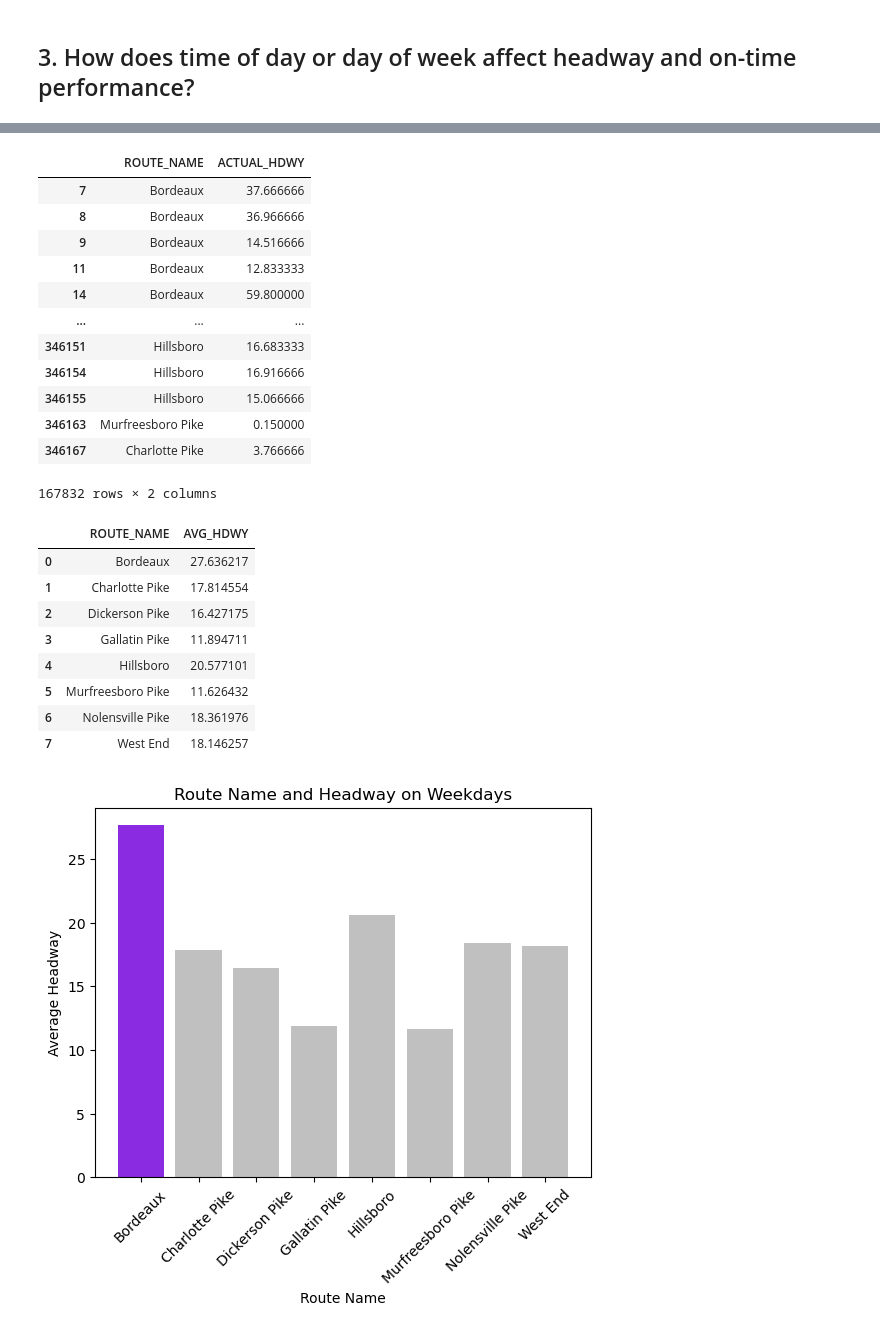
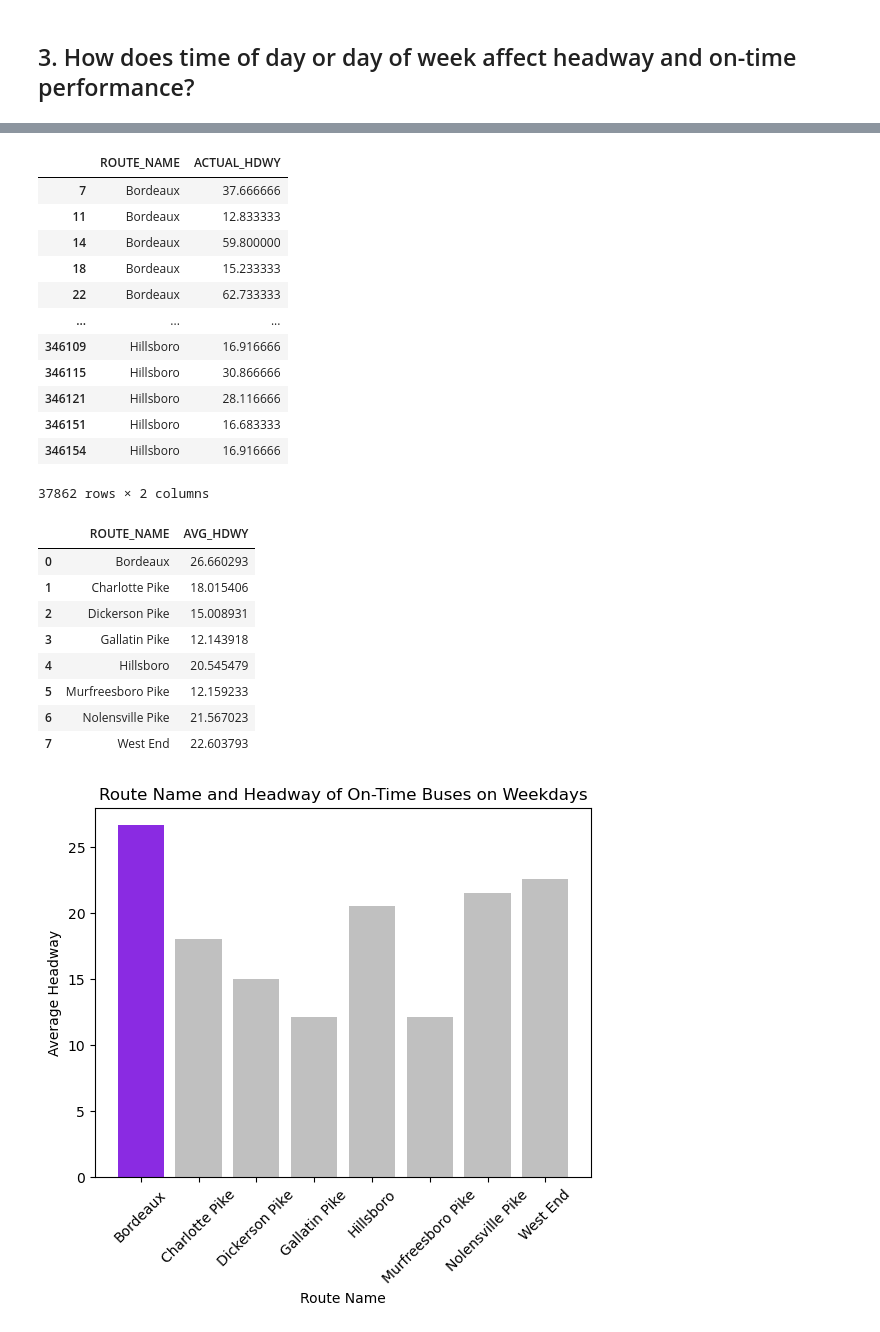
Before and after one commit to NSS-Data-Analytics-Cohort-11/wego-the-brotherhood-of-steel, a Jupyter notebook: notebooks/WeGo Project.ipynb, the cells around one changed output, grey strips where cells are left out. Saved outputs shown, nothing was run; the diff lists cells and outputs as text; code cells hidden in the pictures.

```diff
--- a/notebooks/WeGo Project.ipynb
+++ b/notebooks/WeGo Project.ipynb
@@ -96,3 +100,6 @@ wego
 | 350327 | 120230930 | 2 | 100406613 | 2023-09-30 | 7 | 702 | 2312 | 353449 | ... |
 | 350328 | 120230930 | 2 | 100406614 | 2023-09-30 | 7 | 702 | 2312 | 353449 | ... |
 350329 rows × 32 columns
+# %%
+wego_trimmed = wego.dropna()
+wego_trimmed
@@ -98,0 +120,2 @@ wego
+# %%
+wego_trimmed['HDWY_DEVIATION_PERC'] = wego_trimmed['ACTUAL_HDWY'] / wego_trimmed['SCHEDULED_HDWY'] * 100
@@ -127,3 +165,3 @@ wego[['DATE', 'CALENDAR_ID', 'TRIP_ID', 'ROUTE_ABBR', 'TIME_POINT_ABBR', 'TRIP_E
 # %%
-wego_trimmed = wego[(wego['ADHERENCE'] > -60) & (wego['ADHERENCE'] < 60)]
+wego_trimmed_60_up_down = wego_trimmed[(wego_trimmed['ADHERENCE'] > -60) & (wego_trimmed['ADHERENCE'] < 60)]
 # %%
@@ -885,10 +915,10 @@ on_time_buses[on_time_buses['ROUTE_ABBR'] == 56]
 
 # **sort values is like an order by in SQL**
 # %%
-filtered_cols_for_q_3 = filter_nulls_actual_hdwy.loc[:, [
+filtered_cols_for_q_3 = wego_trimmed.loc[:, [
         'DAY_OF_WEEK', 'ROUTE_NAME', 'ADHERENCE_ID', 'DATE', 'TIME_POINT_ABBR',
         'SCHEDULED_TIME', 'ACTUAL_ARRIVAL_TIME', 'ACTUAL_DEPARTURE_TIME',
-        'SCHEDULED_HDWY', 'ACTUAL_HDWY', 'ADJUSTED_ONTIME_COUNT'
+        'SCHEDULED_HDWY', 'ACTUAL_HDWY', 'ADJUSTED_ONTIME_COUNT', 'ADHERENCE', 'HDWY_DEVIATION_PERC'
 
 ]]
 
@@ -948,17 +978,17 @@ shortened_df_on_time_weekday
 # %% [output]
 |  | ROUTE_NAME | ACTUAL_HDWY |
 | 7 | Bordeaux | 37.666666 |
-| 8 | Bordeaux | 36.966666 |
-| 9 | Bordeaux | 14.516666 |
 | 11 | Bordeaux | 12.833333 |
 | 14 | Bordeaux | 59.800000 |
+| 18 | Bordeaux | 15.233333 |
+| 22 | Bordeaux | 62.733333 |
 | ... | ... | ... |
+| 346109 | Hillsboro | 16.916666 |
+| 346115 | Hillsboro | 30.866666 |
+| 346121 | Hillsboro | 28.116666 |
 | 346151 | Hillsboro | 16.683333 |
 | 346154 | Hillsboro | 16.916666 |
-| 346155 | Hillsboro | 15.066666 |
-| 346163 | Murfreesboro Pike | 0.150000 |
-| 346167 | Charlotte Pike | 3.766666 |
-167832 rows × 2 columns
+37862 rows × 2 columns
 # %%
 avg_hdwy_per_route_name_on_time_wkdy = shortened_df_on_time_weekday.groupby('ROUTE_NAME')['ACTUAL_HDWY'].mean().reset_index()
 avg_hdwy_per_route_name_on_time_wkdy
@@ -966,30 +996,30 @@ avg_hdwy_per_route_name_on_time_wkdy
 avg_hdwy_per_route_name_on_time_wkdy.rename(columns = {'ACTUAL_HDWY' : 'AVG_HDWY'})
 # %% [output]
 |  | ROUTE_NAME | AVG_HDWY |
-| 0 | Bordeaux | 27.636217 |
-| 1 | Charlotte Pike | 17.814554 |
-| 2 | Dickerson Pike | 16.427175 |
-| 3 | Gallatin Pike | 11.894711 |
-| 4 | Hillsboro | 20.577101 |
-| 5 | Murfreesboro Pike | 11.626432 |
-| 6 | Nolensville Pike | 18.361976 |
-| 7 | West End | 18.146257 |
+| 0 | Bordeaux | 26.660293 |
+| 1 | Charlotte Pike | 18.015406 |
+| 2 | Dickerson Pike | 15.008931 |
+| 3 | Gallatin Pike | 12.143918 |
+| 4 | Hillsboro | 20.545479 |
+| 5 | Murfreesboro Pike | 12.159233 |
+| 6 | Nolensville Pike | 21.567023 |
+| 7 | West End | 22.603793 |
 # %%
 color = ('blueviolet', 'silver', 'silver', 'silver', 'silver', 'silver', 'silver', 'silver')
 # ('blueviolet', 'mediumpurple', 'green', 'yellow', 'orange', 'purple', 'black', 'red')
 
 plt.bar(avg_hdwy_per_route_name_on_time_wkdy['ROUTE_NAME'],
         avg_hdwy_per_route_name_on_time_wkdy['ACTUAL_HDWY'],
         color = color)
 plt.xticks(rotation = 45)
-plt.title('Route Name and Headway on Weekdays')
+plt.title('Route Name and Headway of On-Time Buses on Weekdays')
 plt.xlabel("Route Name")
 plt.ylabel("Average Headway")
 plt.show()
 
 # this chart shows the average headway per route name for WEEKDAY    blueviolet
 # %% [output]
-[figure, old version]
+[figure, new version]
 # %%
 on_time_saturday = filtered_cols_for_q_3[
     (filtered_cols_for_q_3['ADJUSTED_ONTIME_COUNT'] == 1)
```
Also changed, not shown: parts of 77 cells of this notebook.
